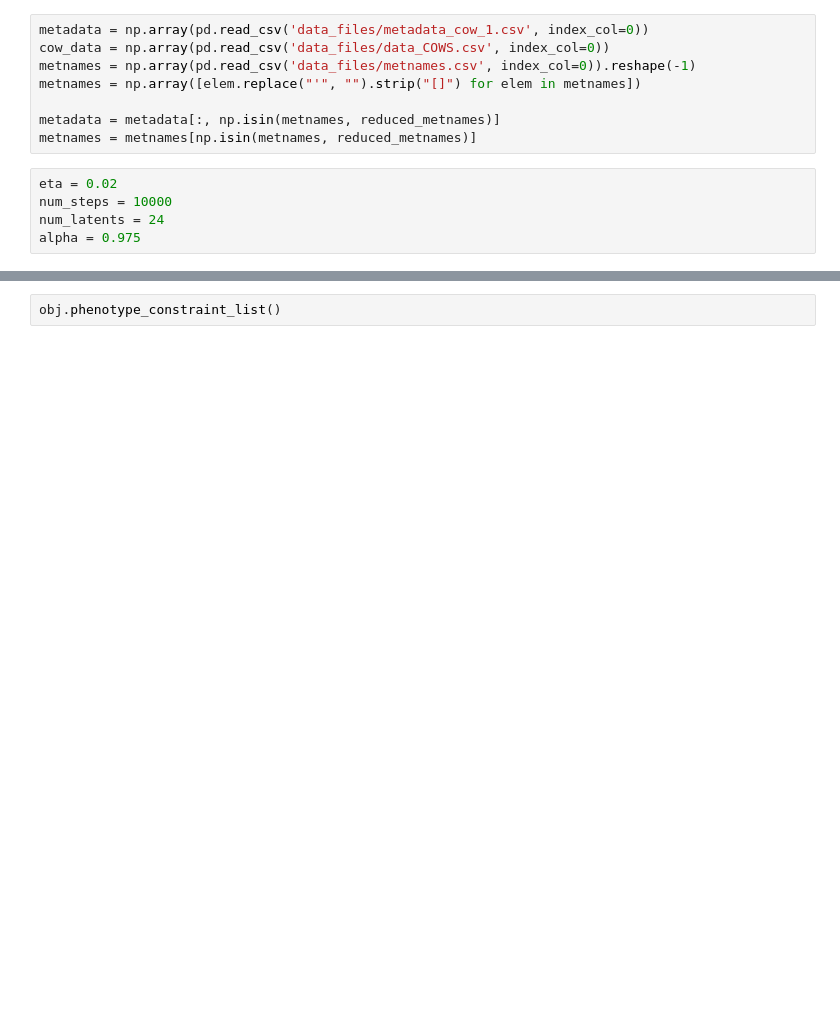
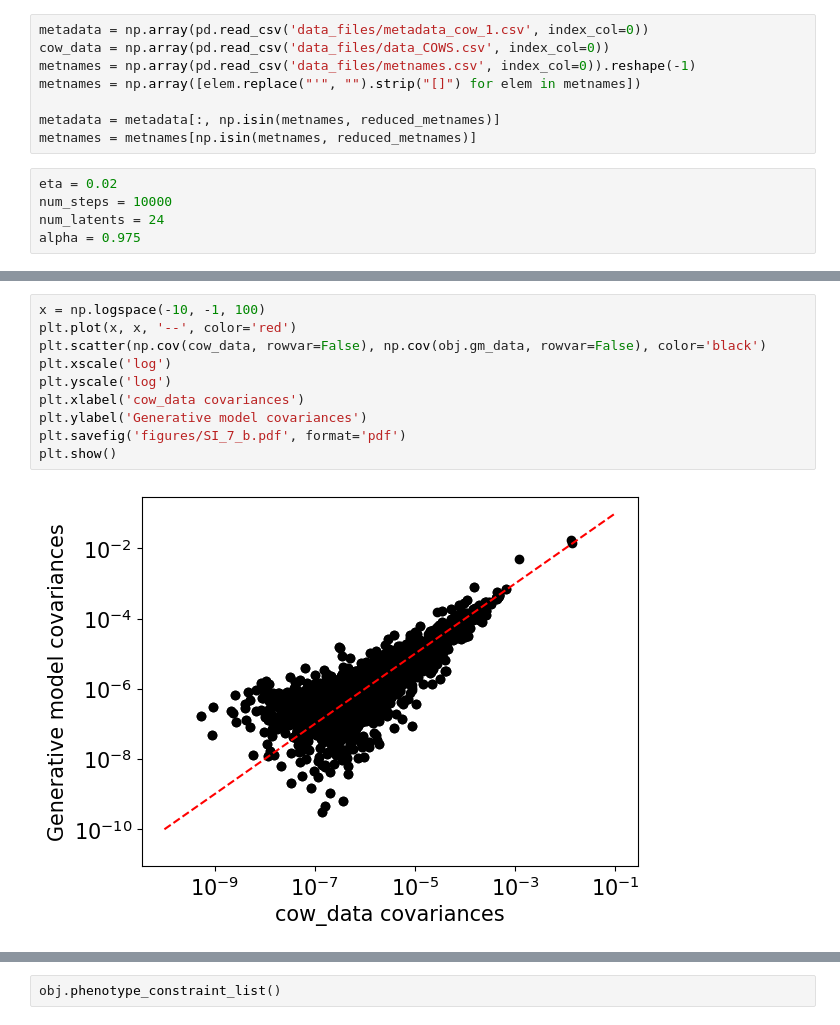
Before and after one commit to karthik-yale/host_microbe, a Jupyter notebook: fig_3.ipynb, the cells around one changed output, grey strips where cells are left out. Cells and saved outputs as stored; diff of their text form; blank space fills up the shorter version.

```diff
--- a/fig_3.ipynb
+++ b/fig_3.ipynb
@@ -80,0 +100,12 @@ Number of clusters in latents = 3
+# %%
+x = np.logspace(-10, -1, 100)
+plt.plot(x, x, '--', color='red')
+plt.scatter(np.cov(cow_data, rowvar=False), np.cov(obj.gm_data, rowvar=False), color='black')
+plt.xscale('log')
+plt.yscale('log')
+plt.xlabel('cow_data covariances')
+plt.ylabel('Generative model covariances')
+plt.savefig('figures/SI_7_b.pdf', format='pdf')
+plt.show()
+# %% [output]
+[figure, added]
```
Also changed, not shown: parts of 49 cells of this notebook, 7 other files.
